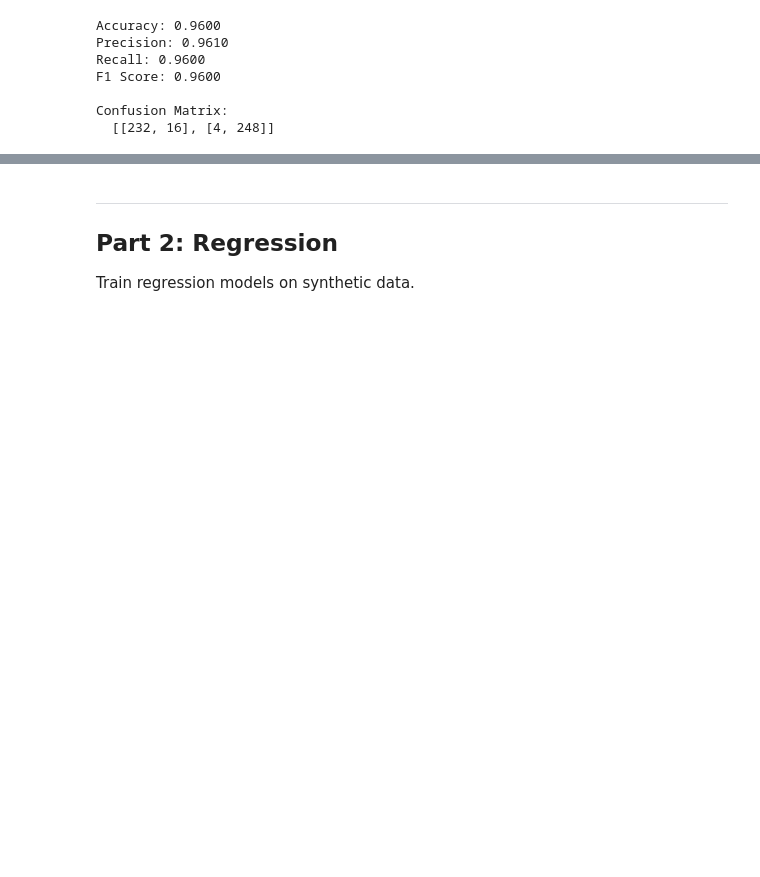
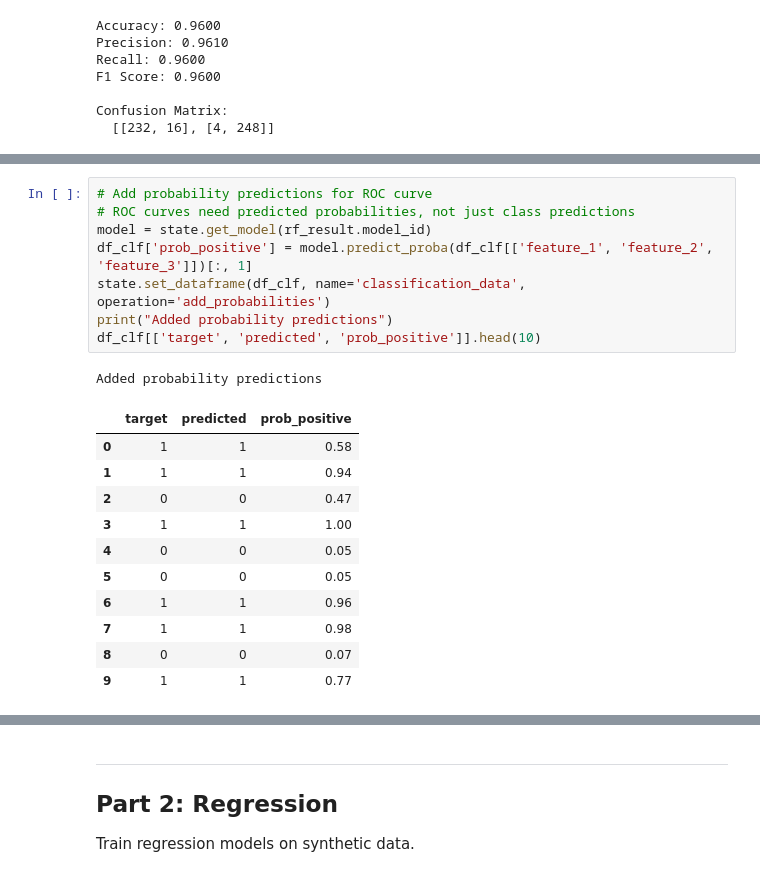
Before and after one commit to oogunbiyi21/stats-compass-core, a Jupyter notebook: notebooks/demo_ml_arima.ipynb, the cells around one changed output, grey strips where cells are left out. Saved outputs shown, nothing was run; the diff lists cells and outputs as text; blank space fills up the shorter version.

```diff
--- a/notebooks/demo_ml_arima.ipynb
+++ b/notebooks/demo_ml_arima.ipynb
@@ -173,0 +184,21 @@ Confusion Matrix:
+# %%
+# Add probability predictions for ROC curve
+# ROC curves need predicted probabilities, not just class predictions
+model = state.get_model(rf_result.model_id)
+df_clf['prob_positive'] = model.predict_proba(df_clf[['feature_1', 'feature_2', 'feature_3']])[:, 1]
+state.set_dataframe(df_clf, name='classification_data', operation='add_probabilities')
+print("Added probability predictions")
+df_clf[['target', 'predicted', 'prob_positive']].head(10)
+# %% [output]
+Added probability predictions
+|  | target | predicted | prob_positive |
+| 0 | 1 | 1 | 0.58 |
+| 1 | 1 | 1 | 0.94 |
+| 2 | 0 | 0 | 0.47 |
+| 3 | 1 | 1 | 1.00 |
+| 4 | 0 | 0 | 0.05 |
+| 5 | 0 | 0 | 0.05 |
+| 6 | 1 | 1 | 0.96 |
+| 7 | 1 | 1 | 0.98 |
+| 8 | 0 | 0 | 0.07 |
+| 9 | 1 | 1 | 0.77 |
```
Also changed, not shown: parts of 7 cells of this notebook, 14 other files.
